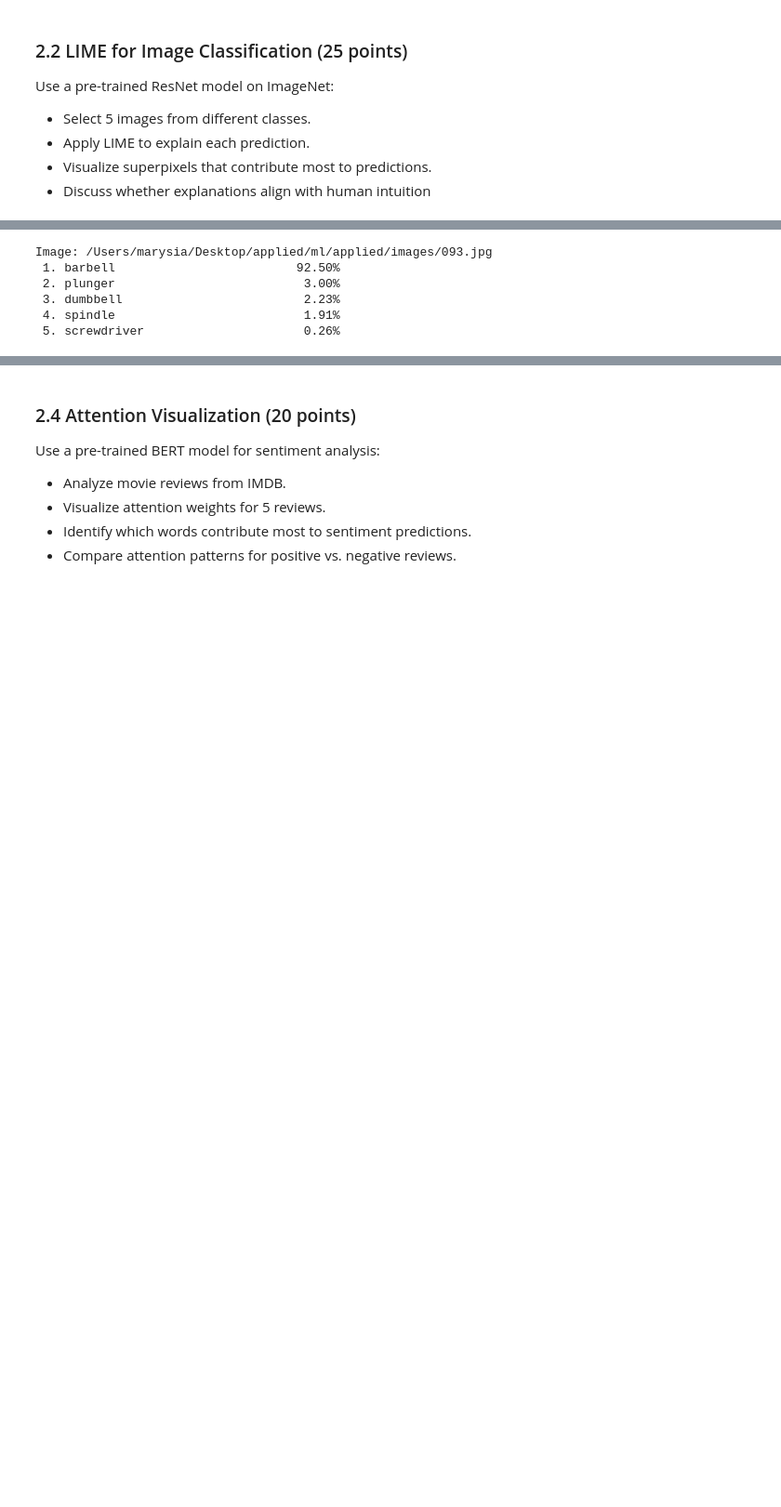
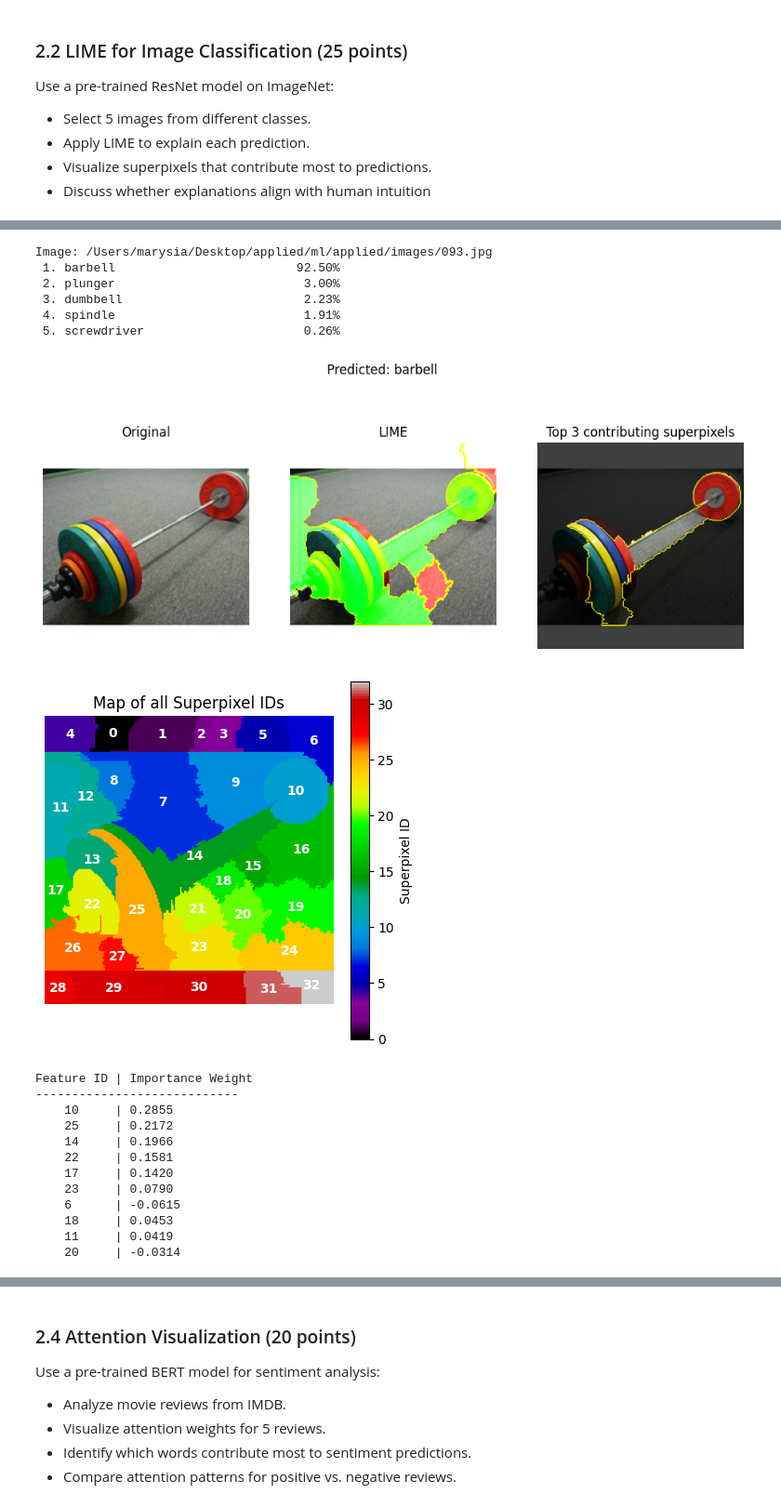
Before and after one commit to MariaNowacka/ml, a Jupyter notebook: applied/ml2.ipynb, the cells around one changed output, grey strips where cells are left out. Shown at 93% size. Saved outputs shown, nothing was run; the diff lists cells and outputs as text; code cells hidden in the pictures; blank space fills up the shorter version.

```diff
--- a/applied/ml2.ipynb
+++ b/applied/ml2.ipynb
@@ -232,7 +123,8 @@ def superpixel_importance(explanation, top_class):
         print(f"{feature_id:^10} | {weight:.4f}")
 
 # loop through 5 images
-for p in selected_paths:
+
+def main(p):
     #3. preprocess the image
     img = Image.open(p).convert('RGB')
     img_array = np.array(img.resize((224,224)))
@@ -271,10 +163,26 @@ for p in selected_paths:
     plt.show()
     #8. importance weights for all superpixels
     superpixel_importance(explanation, top_class)
-# %% [output]
-Image: /Users/marysia/Desktop/applied/ml/applied/images/093.jpg
- 1. barbell                         92.50%
- 2. plunger                          3.00%
- 3. dumbbell                         2.23%
- 4. spindle                          1.91%
- 5. screwdriver                      0.26%
+# %%
+main(selected_paths[0])
+# %% [output]
+Image: /Users/marysia/Desktop/applied/ml/applied/images/093.jpg
+ 1. barbell                         92.50%
+ 2. plunger                          3.00%
+ 3. dumbbell                         2.23%
+ 4. spindle                          1.91%
+ 5. screwdriver                      0.26%
+[figure, added]
+[figure, added]
+Feature ID | Importance Weight
+----------------------------
+    10     | 0.2855
+    25     | 0.2172
+    14     | 0.1966
+    22     | 0.1581
+    17     | 0.1420
+    23     | 0.0790
+    6      | -0.0615
+    18     | 0.0453
+    11     | 0.0419
+    20     | -0.0314
```
Also changed, not shown: parts of 18 cells of this notebook.
